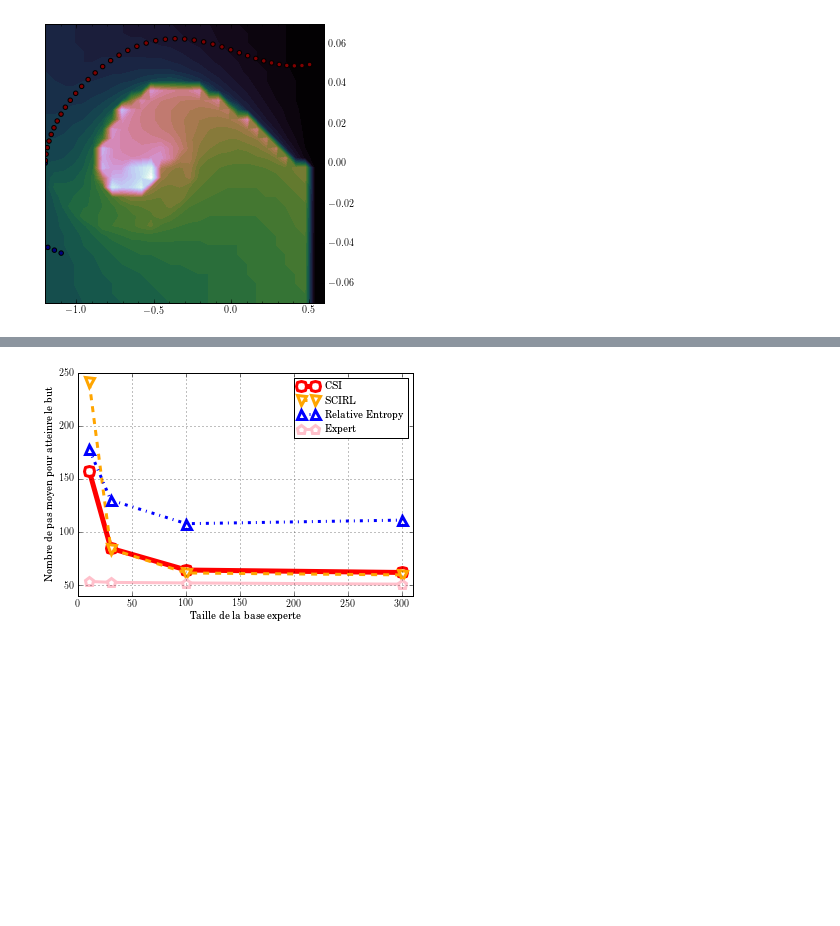
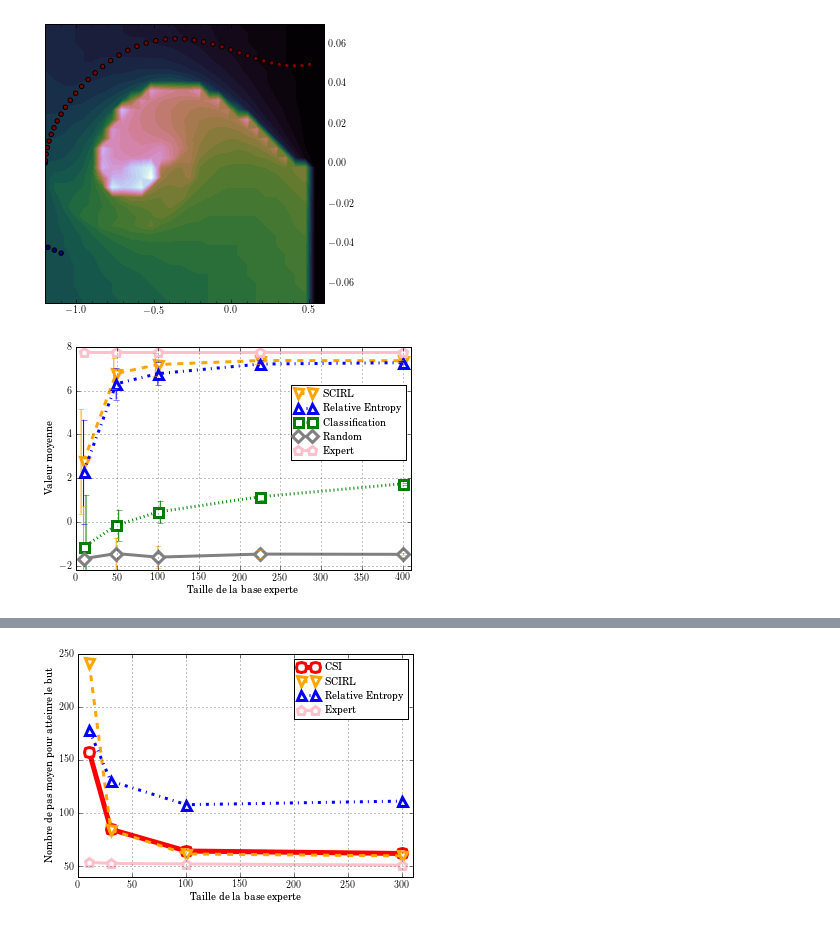
Before and after one commit to edouardklein/RL-and-IRL, a Jupyter notebook: Plot19.ipynb, the cells around one changed output, grey strips where cells are left out. Saved outputs shown, nothing was run; the diff lists cells and outputs as text; code cells hidden in the pictures; blank space fills up the shorter version.

```diff
--- a/Plot19.ipynb
+++ b/Plot19.ipynb
@@ -408,6 +408,48 @@ axis([-1.2,0.6,-0.07,0.07])
 savefig("Mountain_car_Expert_traj_example.pdf")
 # %% [output]
 [figure]
+# %%
+#Plotting IRL perf on the Highway
+X=array([3, 7, 10, 15, 20])
+Abcissas = X*X #N episodes of length N => N*N samples
+Y_random = []
+Y_Classif = []
+Y_RE = []
+Y_SCIRL = []
+Y_CSI = []
+Y_expert = []
+for x in X:
+    Y = genfromtxt("data/Exp14_"+str(x)+".mat")
+    Y_random.append(Y[:,0])
+    Y_Classif.append(Y[:,1])
+    Y_RE.append(Y[:,2])
+    Y_SCIRL.append(Y[:,3])
+    Y_CSI.append(Y[:,4])
+    Y_expert.append(Y[:5])
+#On va partir sur la moyenne seule
+rc('text', usetex=True)
+rcParams['text.usetex'] = True
+rcParams['font.family'] = 'serif'
+rcParams['legend.fontsize'] = 'medium'
+#plot(Abcissas,array([x for x in map(mean,Y_CSI)]),"ro-",mec="r", mfc="w", lw=5, mew=3, ms=10, label=r"CSI")
+plot(Abcissas,array([x for x in map(mean,Y_SCIRL)]),"v--",color='orange',mec="orange", mfc="w", lw=3, mew=3, ms=9, label="SCIRL")
+plot(Abcissas,array([x for x in map(mean,Y_RE)]),"^-.",color='blue',mec="blue", mfc="w", lw=3, mew=3, ms=9, label=r"Relative Entropy")
+plot(Abcissas,array([x for x in map(mean,Y_Classif)]),"s:",color='green',mec="green", mfc="w", lw=3, mew=3, ms=9, label="Classification")
+plot(Abcissas,array([x for x in map(mean,Y_random)]),"D-",color='gray',mec="gray", mfc="w", lw=3, mew=3, ms=9, label="Random")
+plot(Abcissas,ones(5)*7.7439104526748785,"p-",color='pink',mec="pink", mfc="w", lw=3, mew=3, ms=9, label="Expert")
+errorbar(Abcissas-3,array([x for x in map(mean,Y_SCIRL)]),array([x for x in map(lambda x:sqrt(var(x)),Y_SCIRL)]),fmt=None,ecolor='orange')
+errorbar(Abcissas,array([x for x in map(mean,Y_RE)]),array([x for x in map(lambda x:sqrt(var(x)),Y_SCIRL)]),fmt=None,ecolor='blue')
+errorbar(Abcissas+3,array([x for x in map(mean,Y_Classif)]),array([x for x in map(lambda x:sqrt(var(x)),Y_SCIRL)]),fmt=None,ecolor='green')
+errorbar(Abcissas,array([x for x in map(mean,Y_random)]),array([x for x in map(lambda x:sqrt(var(x)),Y_SCIRL)]),fmt=None,ecolor='gray')
+#axis([0,310,40,250])
+legend(bbox_to_anchor=(1, 0.85))
+xlabel(r"Taille de la base experte")
+ylabel("Valeur moyenne")
+grid()
+axis([0,410,-2.2,8])
+savefig("highway_scirl.pdf")
+# %% [output]
+[figure, added]
 # %%
 X=[10, 30, 100, 300, 700, 1000]
 CSI_data = genfromtxt("data/CSI_X_10_30_100_300_700_1000.mat")
```
Also changed, not shown: parts of 3 cells of this notebook, 4 other files.
